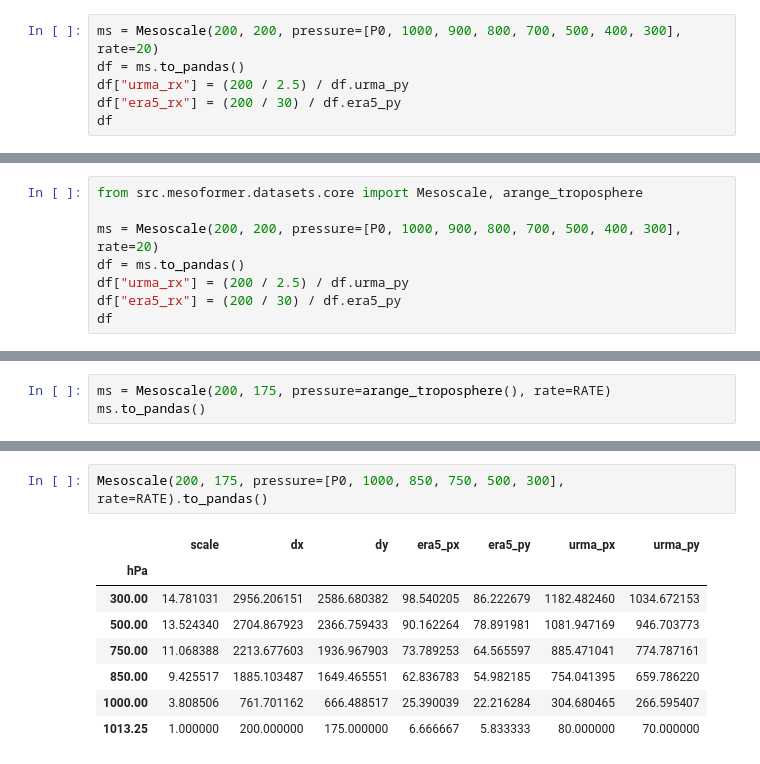
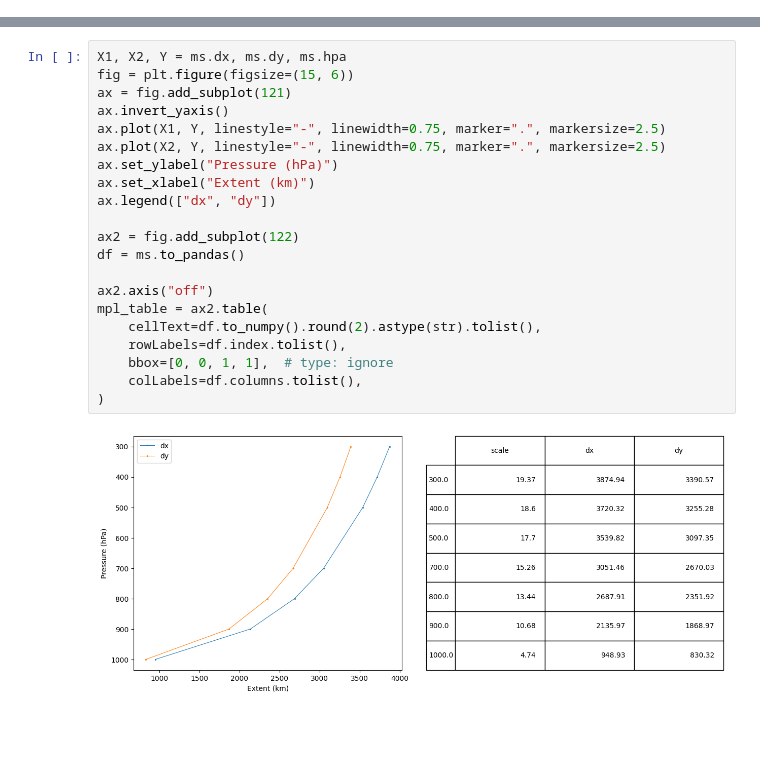
Before and after one commit to leaver2000/mesoformer, a Jupyter notebook: notebooks/2. meso-scaling.ipynb, the cells around one changed output, grey strips where cells are left out. Saved outputs shown, nothing was run; the diff lists cells and outputs as text; blank space fills up the shorter version.

```diff
--- a/notebooks/2. meso-scaling.ipynb
+++ b/notebooks/2. meso-scaling.ipynb
@@ -37,6 +22,0 @@ Mesoscale:
-# %%
-ms = Mesoscale(200, 200, pressure=[P0, 1000, 900, 800, 700, 500, 400, 300], rate=20)
-df = ms.to_pandas()
-df["urma_rx"] = (200 / 2.5) / df.urma_py
-df["era5_rx"] = (200 / 30) / df.era5_py
-df
@@ -240,8 +22,0 @@ x, y
-# %%
-from src.mesoformer.datasets.core import Mesoscale, arange_troposphere
-
-ms = Mesoscale(200, 200, pressure=[P0, 1000, 900, 800, 700, 500, 400, 300], rate=20)
-df = ms.to_pandas()
-df["urma_rx"] = (200 / 2.5) / df.urma_py
-df["era5_rx"] = (200 / 30) / df.era5_py
-df
@@ -272,3 +22,0 @@ ms.to_pandas()
-# %%
-ms = Mesoscale(200, 175, pressure=arange_troposphere(), rate=RATE)
-ms.to_pandas()
@@ -294,11 +23,23 @@ ms.to_pandas()
-# %%
-Mesoscale(200, 175, pressure=[P0, 1000, 850, 750, 500, 300], rate=RATE).to_pandas()
-# %% [output]
-|  | scale | dx | dy | era5_px | era5_py | urma_px | urma_py |
-| hPa |  |  |  |  |  |  |  |
-| 300.00 | 14.781031 | 2956.206151 | 2586.680382 | 98.540205 | 86.222679 | 1182.482460 | 1034.672153 |
-| 500.00 | 13.524340 | 2704.867923 | 2366.759433 | 90.162264 | 78.891981 | 1081.947169 | 946.703773 |
-| 750.00 | 11.068388 | 2213.677603 | 1936.967903 | 73.789253 | 64.565597 | 885.471041 | 774.787161 |
-| 850.00 | 9.425517 | 1885.103487 | 1649.465551 | 62.836783 | 54.982185 | 754.041395 | 659.786220 |
-| 1000.00 | 3.808506 | 761.701162 | 666.488517 | 25.390039 | 22.216284 | 304.680465 | 266.595407 |
-| 1013.25 | 1.000000 | 200.000000 | 175.000000 | 6.666667 | 5.833333 | 80.000000 | 70.000000 |
+# %%
+X1, X2, Y = ms.dx, ms.dy, ms.hpa
+fig = plt.figure(figsize=(15, 6))
+ax = fig.add_subplot(121)
+ax.invert_yaxis()
+ax.plot(X1, Y, linestyle="-", linewidth=0.75, marker=".", markersize=2.5)
+ax.plot(X2, Y, linestyle="-", linewidth=0.75, marker=".", markersize=2.5)
+ax.set_ylabel("Pressure (hPa)")
+ax.set_xlabel("Extent (km)")
+ax.legend(["dx", "dy"])
+
+ax2 = fig.add_subplot(122)
+df = ms.to_pandas()
+
+ax2.axis("off")
+mpl_table = ax2.table(
+    cellText=df.to_numpy().round(2).astype(str).tolist(),
+    rowLabels=df.index.tolist(),
+    bbox=[0, 0, 1, 1],  # type: ignore
+    colLabels=df.columns.tolist(),
+)
+# %% [output]
+[figure, added]
```
Also changed, not shown: parts of 16 cells of this notebook, 12 other files.
